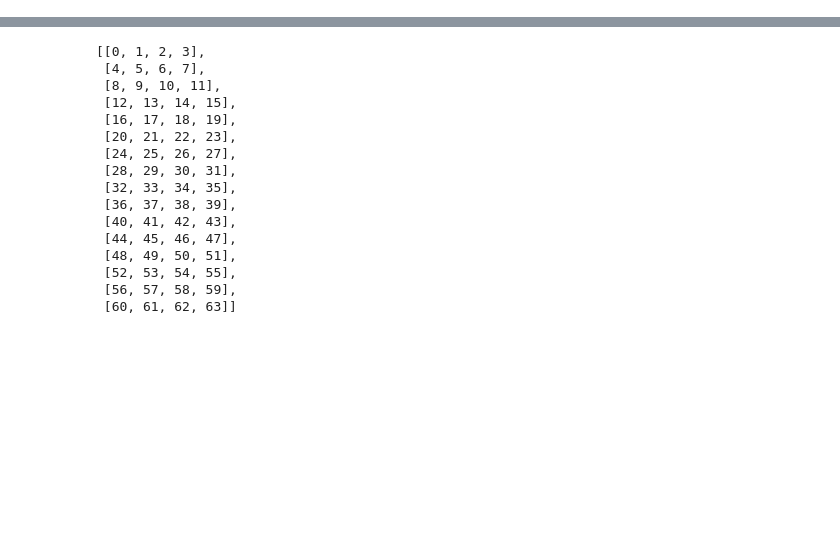
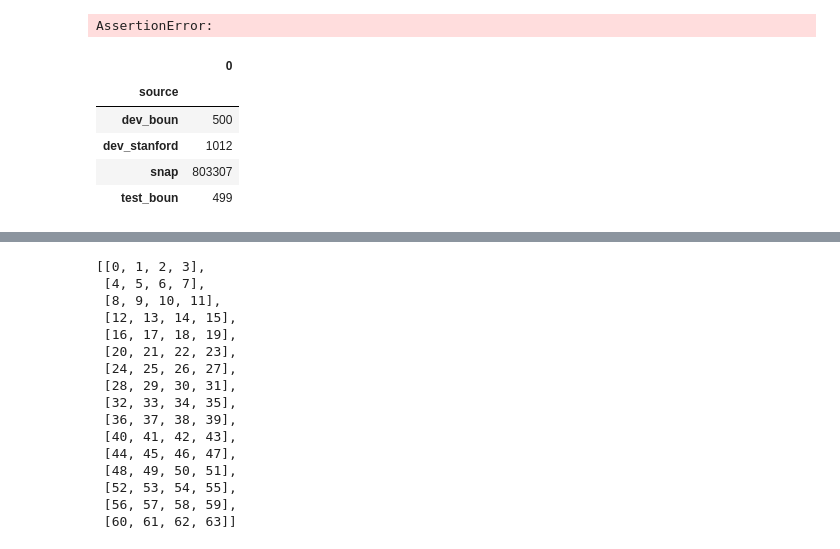
Before and after one commit to ruanchaves/hashformers, a Jupyter notebook: data_analysis.ipynb, the cells around one changed output, grey strips where cells are left out. Drawn from its saved outputs; the diff is of its cells as text; code cells hidden in the pictures; blank space fills up the shorter version.

Commit message:
word segmentation update

```diff
--- a/data_analysis.ipynb
+++ b/data_analysis.ipynb
@@ -0,0 +1,43 @@
+# %%
+import pandas as pd
+import os
+
+datasets = '/run/media/user/DADOS/NLP/datasets/hashtag_segmentation/BOUN'
+
+dev_boun = os.path.join(datasets, 'Dev-BOUN')
+dev_stanford = os.path.join(datasets, 'Dev-Stanford')
+test_boun = os.path.join(datasets, 'Test-BOUN')
+snap = os.path.join(datasets, 'SNAP.Hashtags.Segmented.w.Heuristics')
+
+data_path = {
+    'dev_boun': dev_boun,
+    'dev_stanford': dev_stanford,
+    'test_boun': test_boun,
+    'snap': snap
+}
+
+data_path_df = []
+
+for item in data_path.values():
+    data_path_df.append(pd.read_csv(item, header=None))
+
+data_path_df = pd.concat(data_path_df)
+assert(data_path_df.shape[0] == data_path_df.drop_duplicates().shape[0])
+# %% [output]
+AssertionError:
+# %%
+data_path_df = []
+for key, value in data_path.items():
+    df = pd.read_csv(value, header=None)
+    df['source'] = key
+    data_path_df.append(df)
+
+data_path_df = pd.concat(data_path_df)
+data_path_df.groupby('source').count()
+# %% [output]
+|  | 0 |
+| source |  |
+| dev_boun | 500 |
+| dev_stanford | 1012 |
+| snap | 803307 |
+| test_boun | 499 |
```
Also changed, not shown: parts of 6 cells of this notebook, 24 other files.
